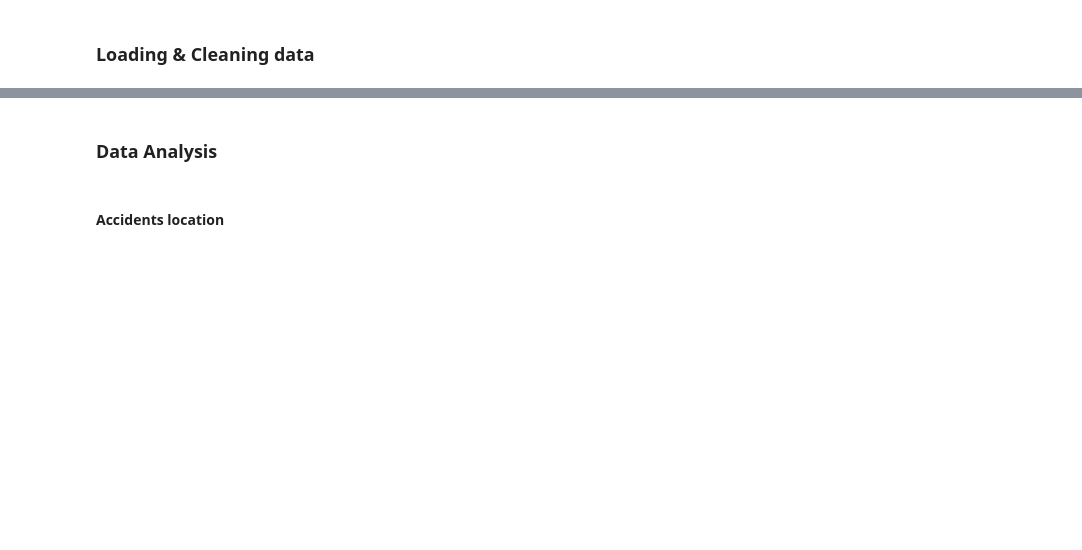
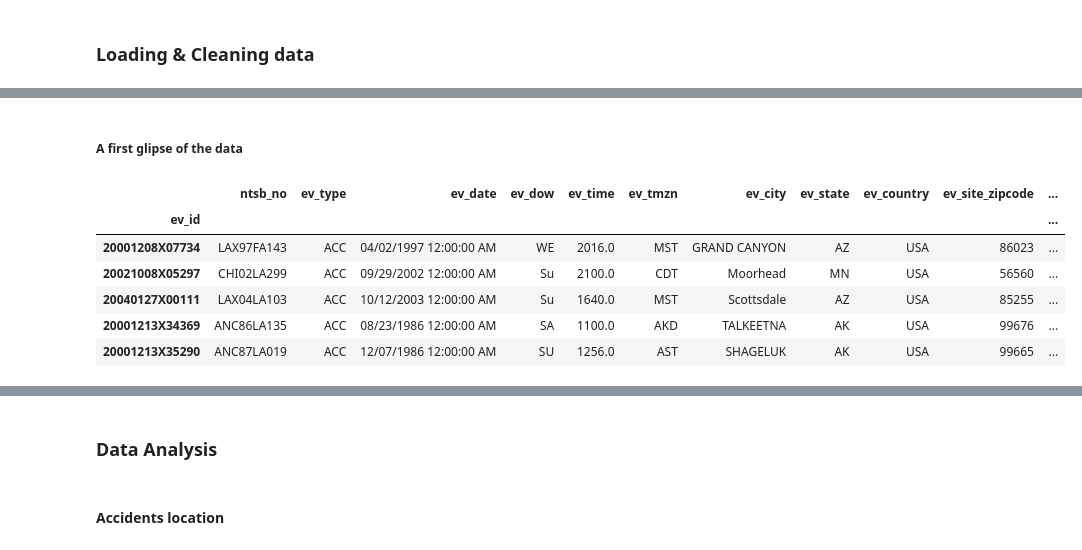
Before and after one commit to AeroPython/remove-before-flight, a Jupyter notebook: Remove before flight.ipynb, the cells around one changed output, grey strips where cells are left out. Drawn from its saved outputs; the diff is of its cells as text; code cells hidden in the pictures; blank space fills up the shorter version.

```diff
--- a/Remove before flight.ipynb
+++ b/Remove before flight.ipynb
@@ -35,0 +85,12 @@ Data: http://www.ntsb.gov/_layouts/ntsb.aviation/index.aspx
+# %% [markdown]
+##### A first glipse of the data
+# %%
+events.head(5)
+# %% [output]
+|  | ntsb_no | ev_type | ev_date | ev_dow | ev_time | ev_tmzn | ev_city | ev_state | ev_country | ev_site_zipcode | ... |
+| ev_id |  |  |  |  |  |  |  |  |  |  | ... |
+| 20001208X07734 | LAX97FA143 | ACC | 04/02/1997 12:00:00 AM | WE | 2016.0 | MST | GRAND CANYON | AZ | USA | 86023 | ... |
+| 20021008X05297 | CHI02LA299 | ACC | 09/29/2002 12:00:00 AM | Su | 2100.0 | CDT | Moorhead | MN | USA | 56560 | ... |
+| 20040127X00111 | LAX04LA103 | ACC | 10/12/2003 12:00:00 AM | Su | 1640.0 | MST | Scottsdale | AZ | USA | 85255 | ... |
+| 20001213X34369 | ANC86LA135 | ACC | 08/23/1986 12:00:00 AM | SA | 1100.0 | AKD | TALKEETNA | AK | USA | 99676 | ... |
+| 20001213X35290 | ANC87LA019 | ACC | 12/07/1986 12:00:00 AM | SU | 1256.0 | AST | SHAGELUK | AK | USA | 99665 | ... |
```
Also changed, not shown: parts of 34 cells of this notebook, 1 other file.
